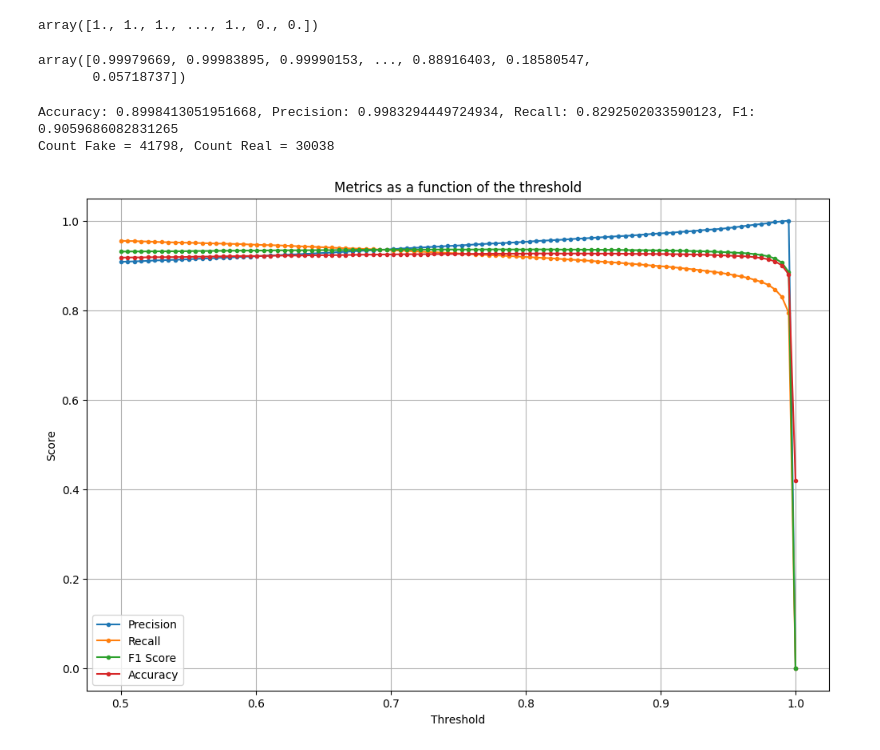
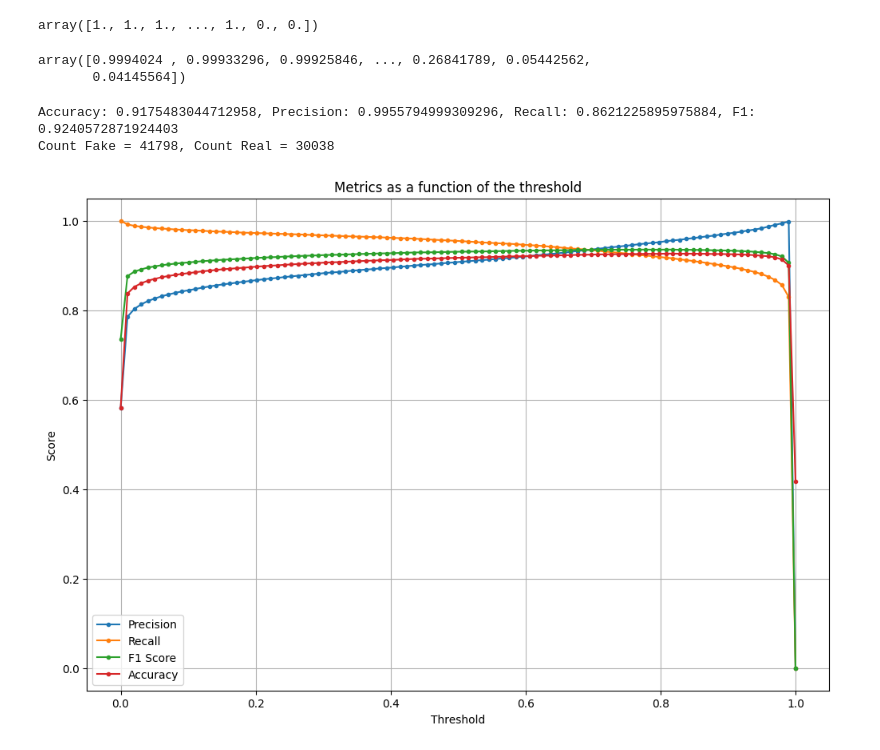
Before and after one commit to faraz-g/deepfake_detection, a Jupyter notebook: notebooks/calculate_test_metrics.ipynb, the cells around one changed output. Cells and saved outputs as stored; diff of their text form; code cells hidden in the pictures.

```diff
--- a/notebooks/calculate_test_metrics.ipynb
+++ b/notebooks/calculate_test_metrics.ipynb
@@ -5,7 +5,7 @@ from sklearn.metrics import accuracy_score, precision_score, recall_score, f1_sc
 import numpy as np
 import matplotlib.pyplot as plt
 # %%
-test_results_file = "with_validation_loss_b4.csv"
+test_results_file = "test_big_model_b7.csv"
 # %%
 test_df = pd.read_csv(TEST_OUT_PATH / test_results_file)
 # %%
@@ -18,10 +18,10 @@ array([1., 1., 1., ..., 1., 0., 0.])
 # %%
 predictions
 # %% [output]
-array([0.99979669, 0.99983895, 0.99990153, ..., 0.88916403, 0.18580547,
-       0.05718737])
+array([0.9994024 , 0.99933296, 0.99925846, ..., 0.26841789, 0.05442562,
+       0.04145564])
 # %%
-THRESHOLD = 0.99
+THRESHOLD = 0.9
 # %%
 thresh_predictions = predictions > THRESHOLD
 ground_truth = ground_truth == 1
@@ -36,38 +36,38 @@ num_fake = np.sum(ground_truth)
 num_real = len(ground_truth) - num_fake
 print(f"Count Fake = {num_fake}, Count Real = {num_real}")
 # %% [output]
-Accuracy: 0.8998413051951668, Precision: 0.9983294449724934, Recall: 0.8292502033590123, F1: 0.9059686082831265
+Accuracy: 0.9175483044712958, Precision: 0.9955794999309296, Recall: 0.8621225895975884, F1: 0.9240572871924403
 Count Fake = 41798, Count Real = 30038
 # %%
 precisions = []
 recalls = []
 f1_scores = []
 accuracies = []
 
-thresholds = np.linspace(0.5, 1, 100)
+thresholds = np.linspace(0, 1, 100)
 
 for threshold in thresholds:
     thresh_predictions = predictions > threshold
     accuracy = accuracy_score(ground_truth, thresh_predictions)
     precision = precision_score(ground_truth, thresh_predictions)
     recall = recall_score(ground_truth, thresh_predictions)
     f1 = f1_score(ground_truth, thresh_predictions)
 
     accuracies.append(accuracy)
     precisions.append(precision)
     recalls.append(recall)
     f1_scores.append(f1)
 
 plt.figure(figsize=(12, 8))
 plt.plot(thresholds, precisions, label='Precision', marker='.')
 plt.plot(thresholds, recalls, label='Recall', marker='.')
 plt.plot(thresholds, f1_scores, label='F1 Score', marker='.')
 plt.plot(thresholds, accuracies, label='Accuracy', marker='.')
 plt.title('Metrics as a function of the threshold')
 plt.xlabel('Threshold')
 plt.ylabel('Score')
 plt.legend()
 plt.grid(True)
 plt.show()
 # %% [output]
-[figure, old version]
+[figure, new version]
```
Also changed, not shown: 3 other files.
